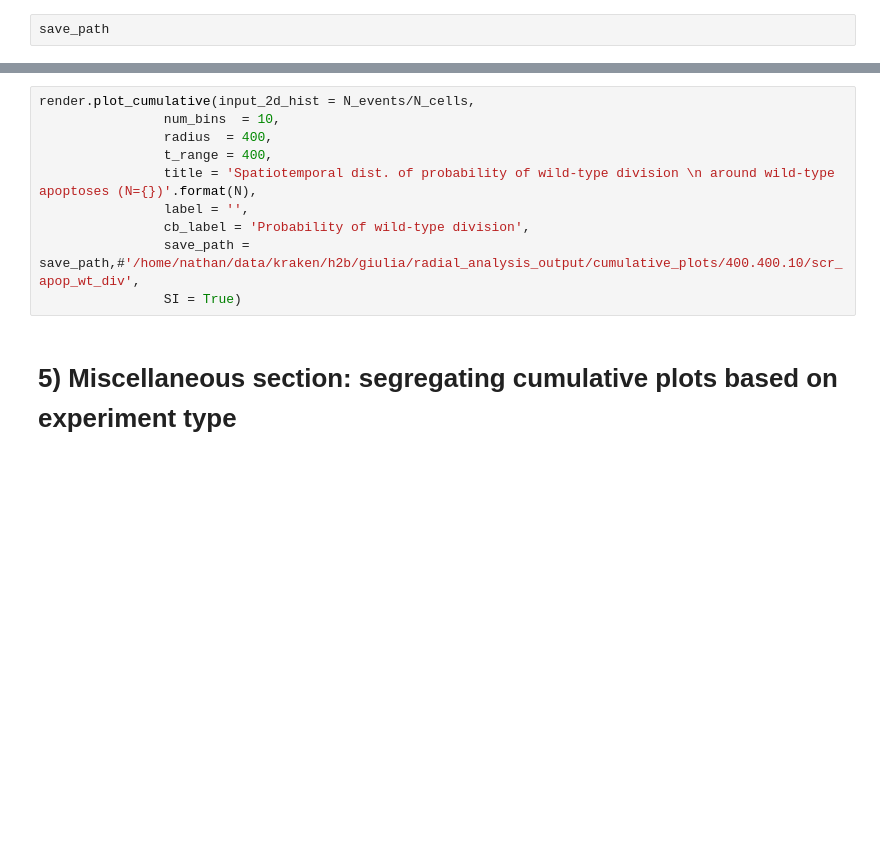
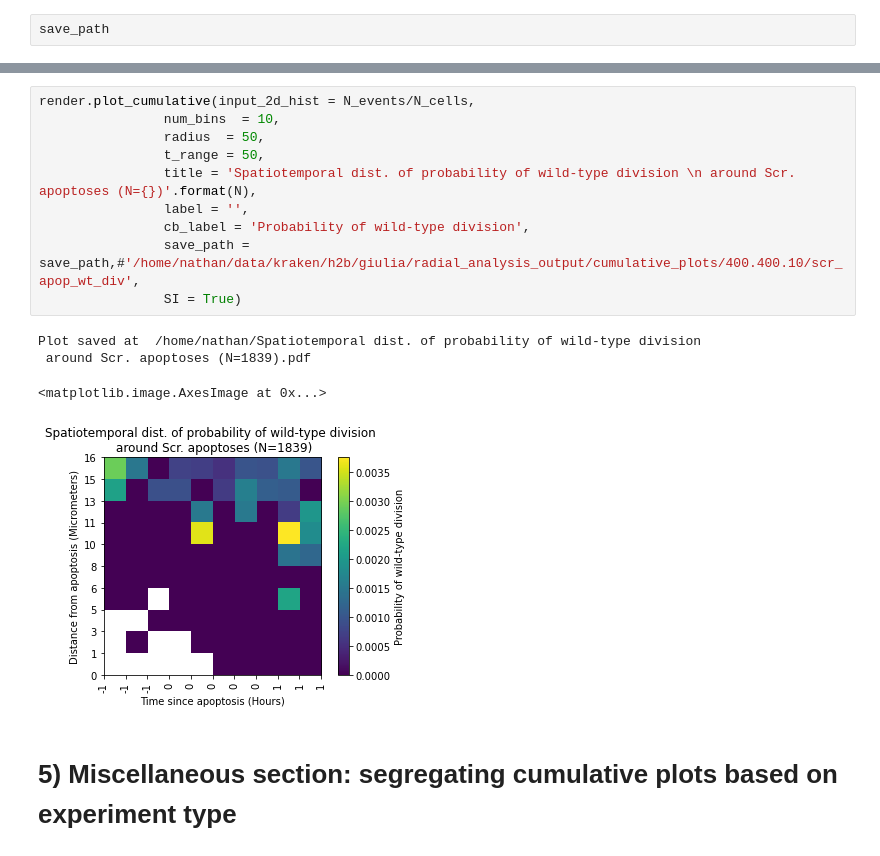
Before and after one commit to nthndy/cell-comp-analysis, a Jupyter notebook: radial_analysis/Cumulative_radial_analysis.ipynb, the cells around one changed output, grey strips where cells are left out. Cells and saved outputs as stored; diff of their text form; blank space fills up the shorter version.

```diff
--- a/radial_analysis/Cumulative_radial_analysis.ipynb
+++ b/radial_analysis/Cumulative_radial_analysis.ipynb
@@ -224,13 +314,18 @@ render.plot_cumulative(input_2d_hist = N_events,
 # %%
 render.plot_cumulative(input_2d_hist = N_events/N_cells,
                 num_bins  = 10,
-                radius  = 400,
-                t_range = 400,
-                title = 'Spatiotemporal dist. of probability of wild-type division \n around wild-type apoptoses (N={})'.format(N),
+                radius  = 50,
+                t_range = 50,
+                title = 'Spatiotemporal dist. of probability of wild-type division \n around Scr. apoptoses (N={})'.format(N),
                 label = '',
                 cb_label = 'Probability of wild-type division',
                 save_path = save_path,#'/home/nathan/data/kraken/h2b/giulia/radial_analysis_output/cumulative_plots/400.400.10/scr_apop_wt_div',
                 SI = True)
+# %% [output]
+Plot saved at  /home/nathan/Spatiotemporal dist. of probability of wild-type division
+ around Scr. apoptoses (N=1839).pdf
+<matplotlib.image.AxesImage at 0x...>
+[figure, added]
 # %% [markdown]
 # 5) Miscellaneous section: segregating cumulative plots based on experiment type
 # %% [markdown]
```
Also changed, not shown: parts of 14 cells of this notebook, 8 other files.
